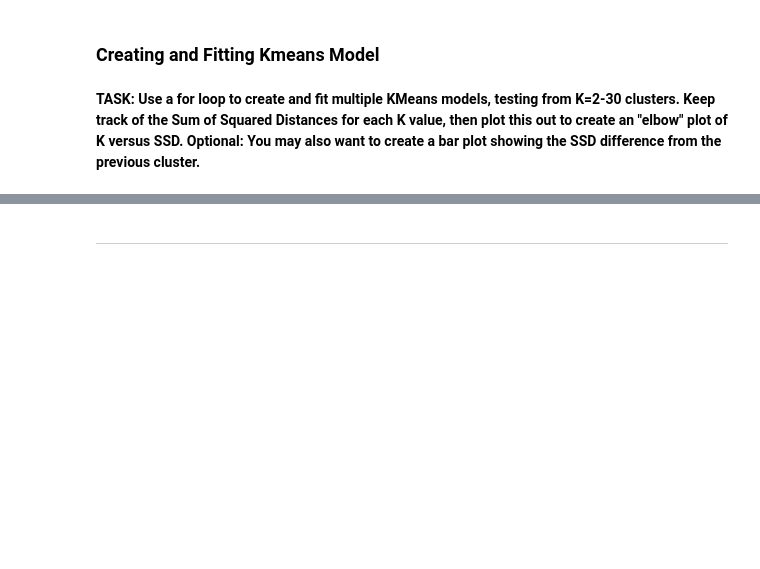
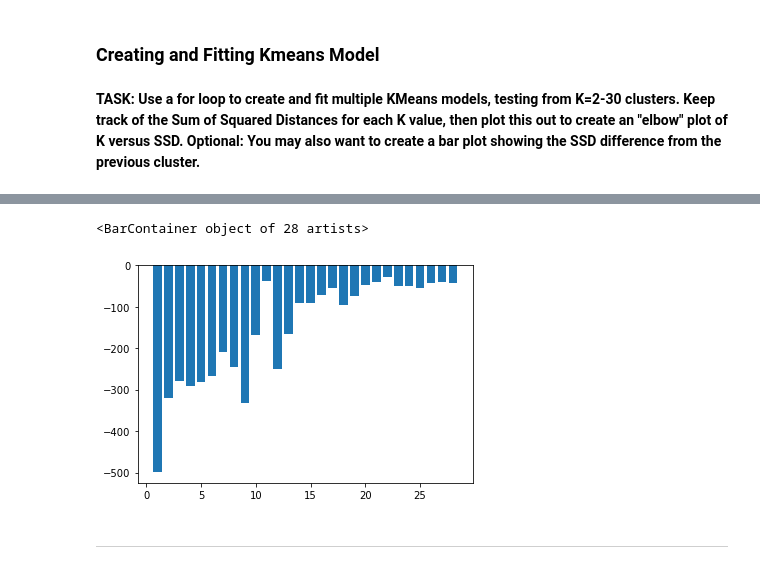
Before and after one commit to yohn-dezmon/kmeans-exercise, a Jupyter notebook: 02-Kmeans-Clustering-Project-Exercise.ipynb, the cells around one changed output, grey strips where cells are left out. Drawn from its saved outputs; the diff is of its cells as text; code cells hidden in the pictures; blank space fills up the shorter version.

```diff
--- a/02-Kmeans-Clustering-Project-Exercise.ipynb
+++ b/02-Kmeans-Clustering-Project-Exercise.ipynb
@@ -405,0 +447,7 @@ Text(0, 0.5, ' Sum of Squared Distances')
+# %%
+diffs = []
+prev = None
+for k in ssds:
+    if prev:
+        diffs.append(k - prev)
+    prev = k
@@ -406,3 +474,8 @@ Text(0, 0.5, ' Sum of Squared Distances')
+# %%
+plt.bar(range(1,29), diffs)
+# %% [output]
+<BarContainer object of 28 artists>
+[figure, added]
 # %% [markdown]
 -----
 # %% [markdown]
```
Also changed, not shown: parts of 54 cells of this notebook.
